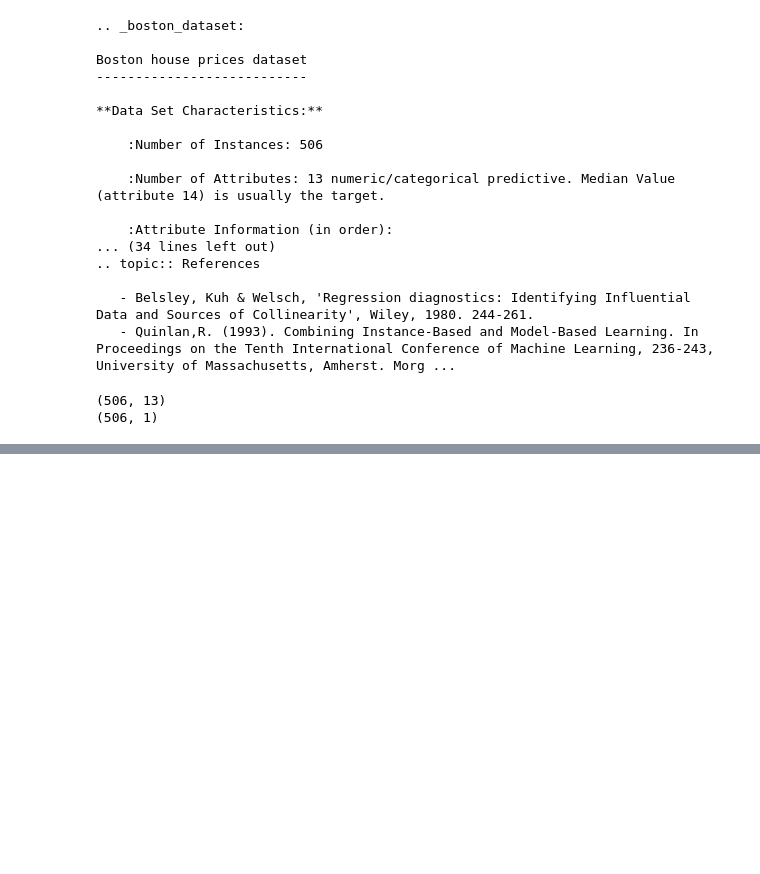
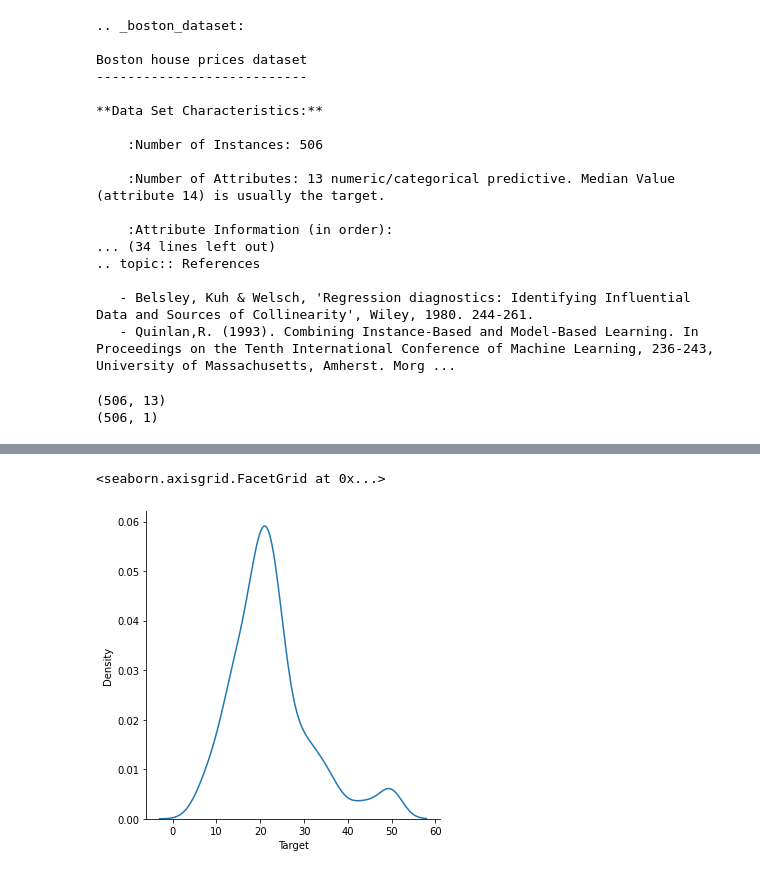
Before and after one commit to keunsooyoon/python202206, a Jupyter notebook: pythonbasic13_보스턴주택가격예측.ipynb, the cells around one changed output, grey strips where cells are left out. Cells and saved outputs as stored; diff of their text form; code cells hidden in the pictures; blank space fills up the shorter version.

```diff
--- a/pythonbasic13_보스턴주택가격예측.ipynb
+++ b/pythonbasic13_보스턴주택가격예측.ipynb
@@ -81,0 +224,5 @@ df =
+# %%
+sns.displot(x='Target', data=df, kind='kde')
+# %% [output]
+<seaborn.axisgrid.FacetGrid at 0x...>
+[figure, added]
```
Also changed, not shown: parts of 22 cells of this notebook.
